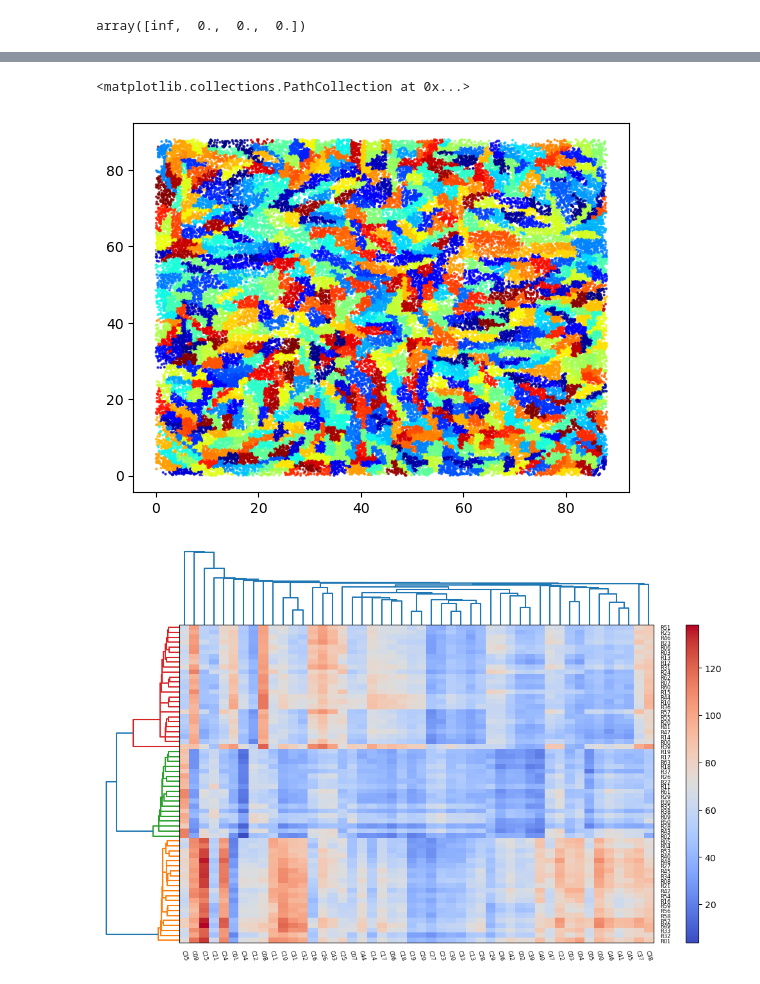
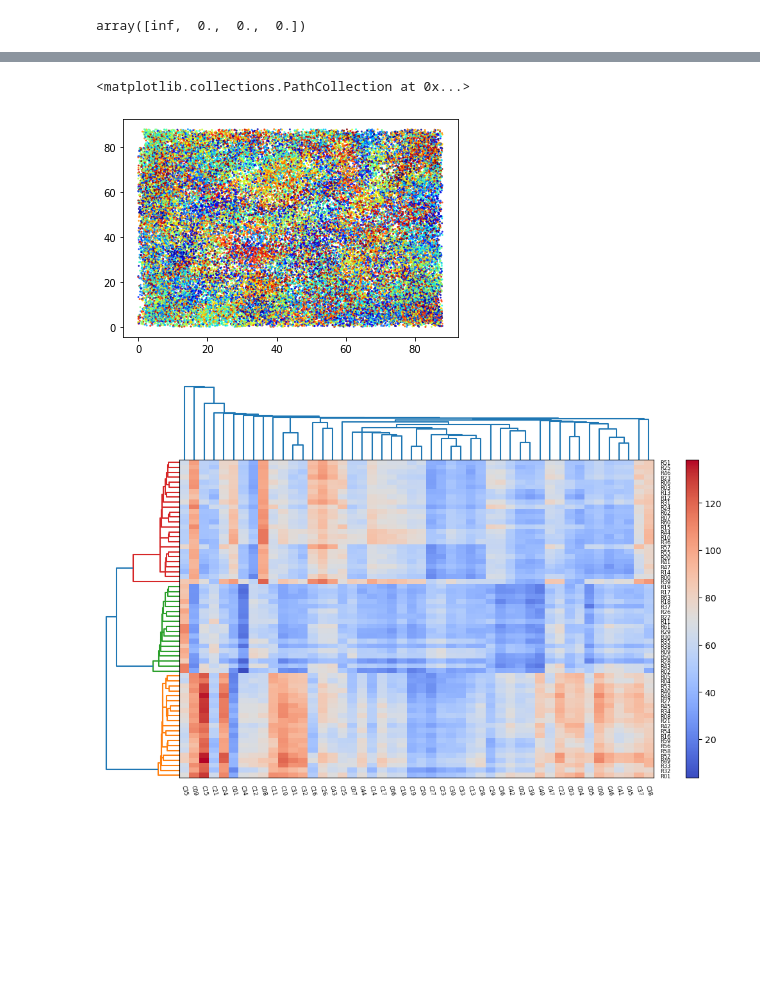
Before and after one commit to landoskape/mindAlgorithm, a Jupyter notebook: mindSimulations.ipynb, the cells around one changed output, grey strips where cells are left out. Cells and saved outputs as stored; diff of their text form; code cells hidden in the pictures; blank space fills up the shorter version.

```diff
--- a/mindSimulations.ipynb
+++ b/mindSimulations.ipynb
@@ -84,22 +85,23 @@ for n in range(numExamplesEach):
 # Generate a trajectory in the environment
 Env = simData.Environment({"scale":boxLength/100}) # (RatInABox uses meters)
 Ag = simData.Agent(Env,{"dt":0.1,"speed_mean":0.12})
-for i in range(80000): # Use standard number of datapoints, independent of time step
+for i in range(50000): # Use standard number of datapoints, independent of time step
     Ag.update();
 
 # Get trajectory variables
 t, pos = np.array(Ag.history["t"]), np.array(Ag.history["pos"])
 pos = pos * 100 # convert back to centimeters (to use as index)
 posidx = np.floor(pos).astype('int8')
-
-# Return place and grid cell activity along trajectory, with noise if requested
-placeActivitySignal = placeLibrary[:,posidx[:,0],posidx[:,1]].T
-gridActivitySignal = gridLibrary[:,posidx[:,0],posidx[:,1]].T
-hippoActivitySignal = np.concatenate((placeActivitySignal,gridActivitySignal),axis=1)
-
-# Add Noise
-placeActivity = np.maximum(placeActivitySignal + np.random.normal(0,gNoiseAmp,placeActivitySignal.shape),0)
-hippoActivity = np.maximum(hippoActivitySignal + np.random.normal(0,gNoiseAmp,hippoActivitySignal.shape),0)
+# %%
+# Return place and grid cell activity along trajectory, with noise if requested
+placeActivitySignal = placeLibrary[:,posidx[:,0],posidx[:,1]].T
+gridActivitySignal = gridLibrary[:,posidx[:,0],posidx[:,1]].T
+hippoActivitySignal = np.concatenate((placeActivitySignal,gridActivitySignal),axis=1)
+
+# Add Noise
+gNoiseAmp = 1/10
+placeActivity = placeActivitySignal + np.random.normal(0,gNoiseAmp,placeActivitySignal.shape)
+hippoActivity = hippoActivitySignal + np.random.normal(0,gNoiseAmp,hippoActivitySignal.shape)
 # %%
 # Plot Trajectory and plot examples of place cell and grid cell activity overlaid on trajectory
 numExamplesEach = 2
@@ -118,9 +120,9 @@ for n in range(numExamplesEach):
 # %%
-opts = {'numScafPoints':800,'nLeaf':100}
+opts = {'numScafPoints':800,'nLeaf':40}
 numTrees = 50
 
 placeMind = mind.mindModel(opts)
 placeMind.addData(placeActivity)
-placeMind.constructForest(numTrees)
+placeMind.constructForest(numTrees,simpleUpdates=True)
 placeMind.summarizeForest()
 placeMind.constructScaffold()
@@ -304,12 +359,12 @@ for name, size in sorted(((name, sys.getsizeof(value)) for name, value in locals
 # %%
 useTreeIdx = 0
-pathIndices = mind.returnPathIndexLoop(pfScores,placeForest['tree'][useTreeIdx])
-numPaths = len(placeForest['treeSummary'][useTreeIdx])
+pathIndices = placeMind.returnPathIndexLoop(placeMind.drData,useTreeIdx)
+numPaths = len(placeMind.treeSummary[useTreeIdx])
 randIndexDict = dict(zip(np.arange(numPaths),np.random.permutation(numPaths)))
 plt.scatter(pos[:,0],pos[:,1],s=1,c=[randIndexDict[pi] for pi in pathIndices],alpha=0.7)
 # %% [output]
 <matplotlib.collections.PathCollection at 0x...>
-[figure, old version]
+[figure, new version]
 # %%
 import numpy as np
 import matplotlib.pyplot as plt
```
Also changed, not shown: parts of 13 cells of this notebook, 1 other file.
